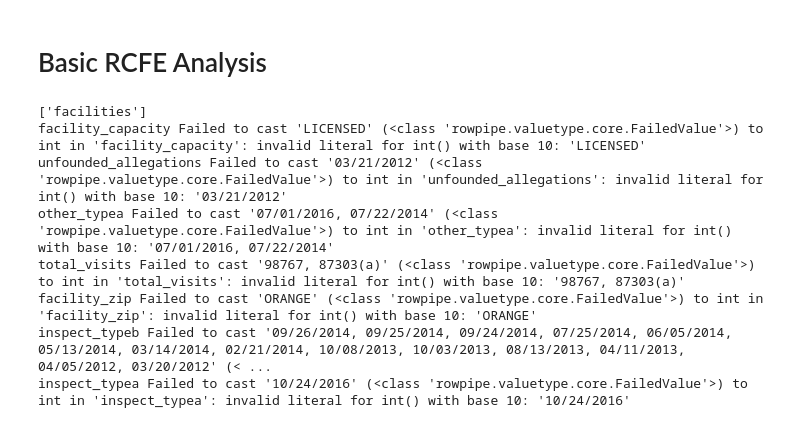
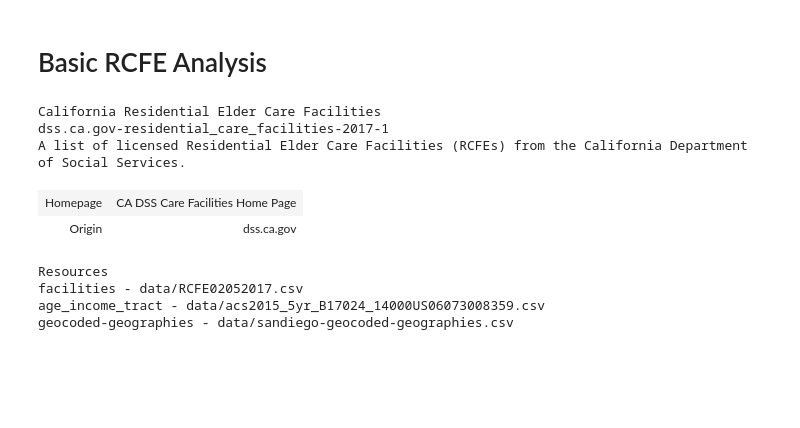
Before and after one commit to rkiyengar/age-friendly-communities, a Jupyter notebook: packages/residential-care-facilities/analysis/eric.ipynb, the cells around one changed output. Cells and saved outputs as stored; diff of their text form; code cells hidden in the pictures; blank space fills up the shorter version.

```diff
--- a/packages/residential-care-facilities/analysis/eric.ipynb
+++ b/packages/residential-care-facilities/analysis/eric.ipynb
@@ -3,31 +7,25 @@
 # %%
 import metatab
 import pandas as pd
 
 import matplotlib.pyplot
 %matplotlib notebook
 matplotlib.style.use('ggplot')
 
 doc = metatab.open_package('..') # Assumes you started Jupyter in the same dir as the metadata file
 
-# To run this on the web, without downloading the data package
+# To run this from the package on the web
 #package_url='https://raw.githubusercontent.com/CivicKnowledge/metatab-packages/master/civicknowledge.com/immigration-vs-gdp/metadata.csv'
 #doc = metatab.open_package(package_url)
 
-print (list(r.name for r in doc.resources()))
-
-fac = doc.first_resource('facilities').dataframe()
-
-# Print out the errors, if there are any. The first version of the facilities file we doonloaded was corrupt, with a
-# lot of CSV formatting errors.
-for k,v in fac.metatab_errors.items():
-    print(k, list(v)[0]) # Just print the first error on this field.
+doc
 # %% [output]
-['facilities']
-facility_capacity Failed to cast 'LICENSED' (<class 'rowpipe.valuetype.core.FailedValue'>) to int in 'facility_capacity': invalid literal for int() with base 10: 'LICENSED'
-unfounded_allegations Failed to cast '03/21/2012' (<class 'rowpipe.valuetype.core.FailedValue'>) to int in 'unfounded_allegations': invalid literal for int() with base 10: '03/21/2012'
-other_typea Failed to cast '07/01/2016, 07/22/2014' (<class 'rowpipe.valuetype.core.FailedValue'>) to int in 'other_typea': invalid literal for int() with base 10: '07/01/2016, 07/22/2014'
-total_visits Failed to cast '98767, 87303(a)' (<class 'rowpipe.valuetype.core.FailedValue'>) to int in 'total_visits': invalid literal for int() with base 10: '98767, 87303(a)'
-facility_zip Failed to cast 'ORANGE' (<class 'rowpipe.valuetype.core.FailedValue'>) to int in 'facility_zip': invalid literal for int() with base 10: 'ORANGE'
-inspect_typeb Failed to cast '09/26/2014, 09/25/2014, 09/24/2014, 07/25/2014, 06/05/2014, 05/13/2014, 03/14/2014, 02/21/2014, 10/08/2013, 10/03/2013, 08/13/2013, 04/11/2013, 04/05/2012, 03/20/2012' (< ...
-inspect_typea Failed to cast '10/24/2016' (<class 'rowpipe.valuetype.core.FailedValue'>) to int in 'inspect_typea': invalid literal for int() with base 10: '10/24/2016'
+California Residential Elder Care Facilities
+dss.ca.gov-residential_care_facilities-2017-1
+A list of licensed Residential Elder Care Facilities (RCFEs) from the California Department of Social Services.
+| Homepage | CA DSS Care Facilities Home Page |
+| Origin | dss.ca.gov |
+Resources
+facilities - data/RCFE02052017.csv
+age_income_tract - data/acs2015_5yr_B17024_14000US06073008359.csv
+geocoded-geographies - data/sandiego-geocoded-geographies.csv
```
Also changed, not shown: parts of 3 cells of this notebook, 2 other files.
